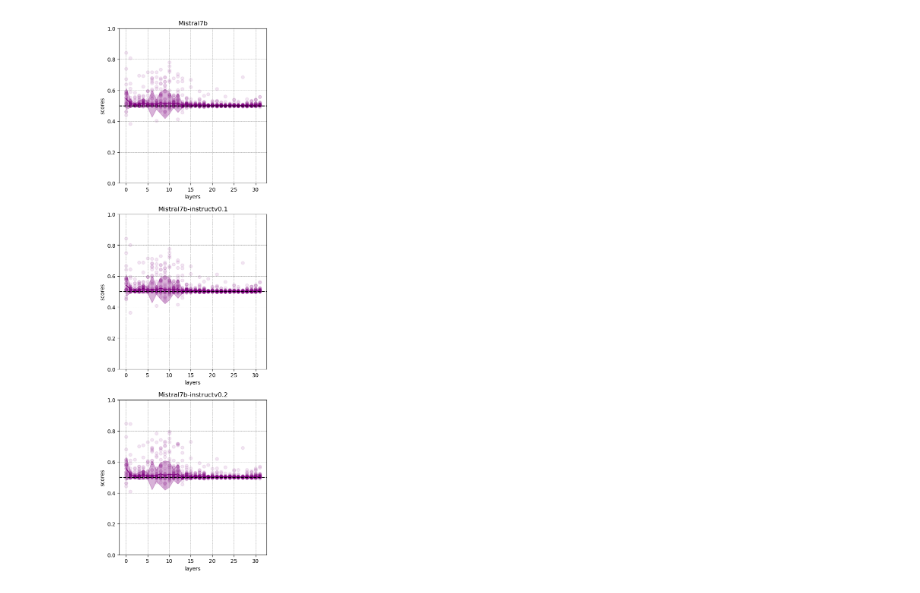
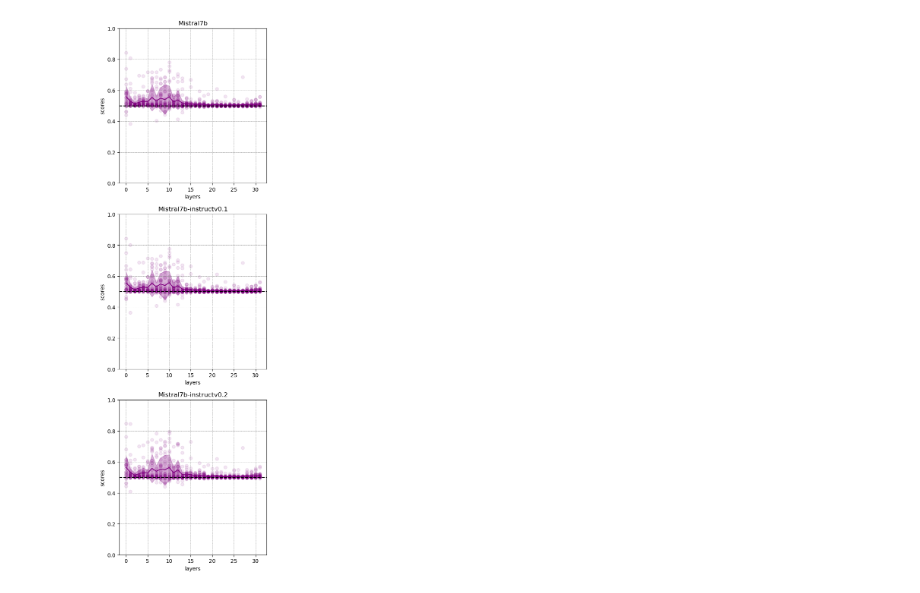
Before and after one commit to matteosaponati/attention-geometry, a Jupyter notebook: figures/Mistral-layers.ipynb, the cells around one changed output. Drawn from its saved outputs; the diff is of its cells as text; code cells hidden in the pictures.

```diff
--- a/figures/Mistral-layers.ipynb
+++ b/figures/Mistral-layers.ipynb
@@ -6,32 +6,32 @@ import matplotlib.pyplot as plt
 # %%
 # get query-key scores for Mistral models calculated on each head
 with open('../_data/fig_scores/Mistral-query-key.pkl', 'rb') as file:
     models = pickle.load(file)
 
 names = list(models.keys())
 
 plt.figure(figsize=(5,6 * len(names)))
 
 for i, name in enumerate(names):
 
     plt.subplot(len(names),1,i+1)
 
     model = models[name][-2]**2
 
-    plt.plot(np.arange(model.shape[0]),np.median(model,axis=1),color='purple')
+    plt.plot(np.arange(model.shape[0]),np.mean(model,axis=1),color='purple')
     plt.fill_between(np.arange(model.shape[0]),
-                 np.median(model,axis=1)+ iqr(model,axis=1),
-                 np.median(model,axis=1)- iqr(model,axis=1),
+                 np.mean(model,axis=1)+ iqr(model,axis=1),
+                 np.mean(model,axis=1)- iqr(model,axis=1),
                  color='purple',alpha=.3)
 
     for layer in range(model.shape[0]):
         plt.scatter(layer*np.ones(model.shape[1]),model[layer,:],color='purple',alpha=.1)
 
     plt.grid(color = 'gray', linestyle = '--', linewidth = 0.5)
     plt.title(name)
     plt.ylabel('scores')
     plt.xlabel('layers')
     plt.ylim(0,1)
     plt.axhline(y=.5,color='k',linestyle='dashed')
 # %% [output]
-[figure, old version]
+[figure, new version]
```
Also changed, not shown: 4 other files.
